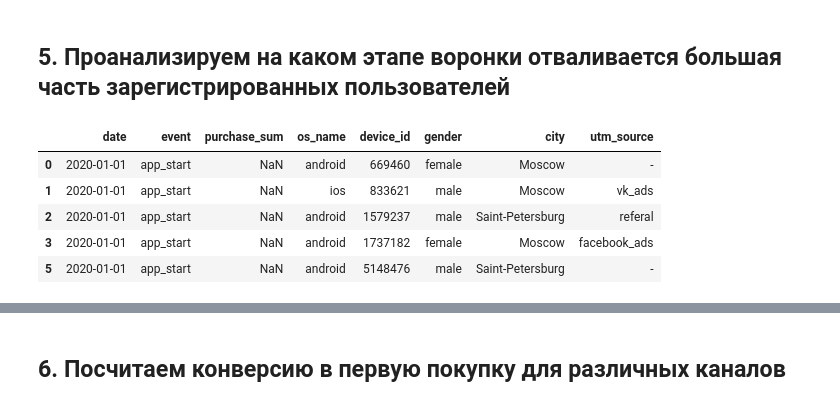
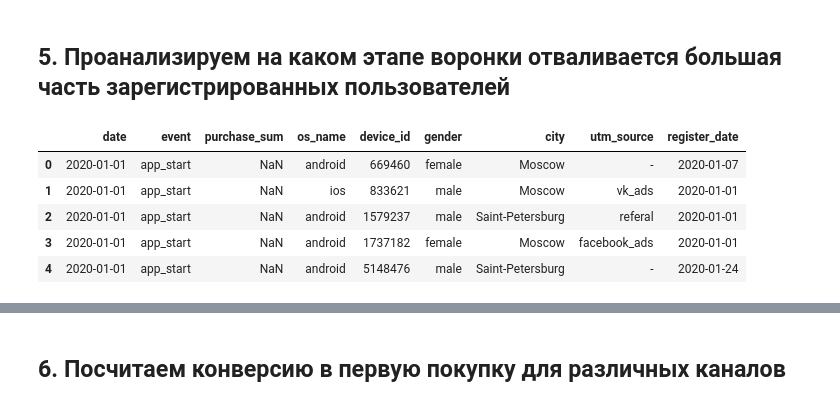
Before and after one commit to dmt-zh/Portfolio, a Jupyter notebook: Marketing channels effectiveness.ipynb, the cells around one changed output, grey strips where cells are left out. Saved outputs shown, nothing was run; the diff lists cells and outputs as text; code cells hidden in the pictures.

```diff
--- a/Marketing channels effectiveness.ipynb
+++ b/Marketing channels effectiveness.ipynb
@@ -209,21 +209,24 @@ df.query('event == "app_install" & utm_source !="-"') \
 # %% [markdown]
 ## 5. Проанализируем на каком этапе воронки отваливается большая часть зарегистрированных пользователей
 # %%
-# Отберем id пользователей которые совершили покупку
-purchase = df.query('purchase_sum > 0').device_id.unique().tolist()
 # Отберем id пользователей которые зарегистрировались
 register = df.query('event == "register"').device_id.unique().tolist()
 
-# Объединим два списка и создадим set из уникальных id
-registered_list = list(set(register + purchase))
+# Отфильтруем датафрейм с пользователями которые совершили регистрацию
+registered_users = df.query('device_id in @register')
 
-# Отфильтруем датафрейм с пользователями которые совершили регистрацию
-registered_users = df.query('device_id in @registered_list')
+# Определим дату регистрации для каждого пользователя
+register_date = registered_users.query('event == "register"') \
+    .groupby('device_id', as_index=False) \
+    .agg(register_date=('date', 'min'))
+
+# Добавим колонку с датой регистрации к датафрейму
+registered_users = pd.merge(registered_users, register_date, how='left', on='device_id')
 registered_users[:5]
 # %% [output]
-|  | date | event | purchase_sum | os_name | device_id | gender | city | utm_source |
-| 0 | 2020-01-01 | app_start | NaN | android | 669460 | female | Moscow | - |
-| 1 | 2020-01-01 | app_start | NaN | ios | 833621 | male | Moscow | vk_ads |
-| 2 | 2020-01-01 | app_start | NaN | android | 1579237 | male | Saint-Petersburg | referal |
-| 3 | 2020-01-01 | app_start | NaN | android | 1737182 | female | Moscow | facebook_ads |
-| 5 | 2020-01-01 | app_start | NaN | android | 5148476 | male | Saint-Petersburg | - |
+|  | date | event | purchase_sum | os_name | device_id | gender | city | utm_source | register_date |
+| 0 | 2020-01-01 | app_start | NaN | android | 669460 | female | Moscow | - | 2020-01-07 |
+| 1 | 2020-01-01 | app_start | NaN | ios | 833621 | male | Moscow | vk_ads | 2020-01-01 |
+| 2 | 2020-01-01 | app_start | NaN | android | 1579237 | male | Saint-Petersburg | referal | 2020-01-01 |
+| 3 | 2020-01-01 | app_start | NaN | android | 1737182 | female | Moscow | facebook_ads | 2020-01-01 |
+| 4 | 2020-01-01 | app_start | NaN | android | 5148476 | male | Saint-Petersburg | - | 2020-01-24 |
```
Also changed, not shown: parts of 4 cells of this notebook.
